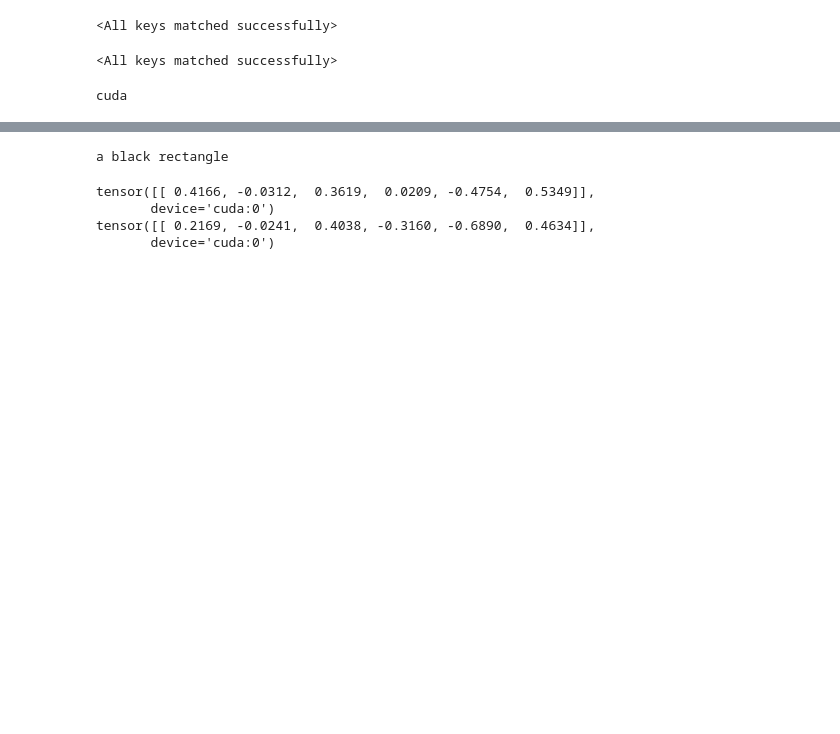
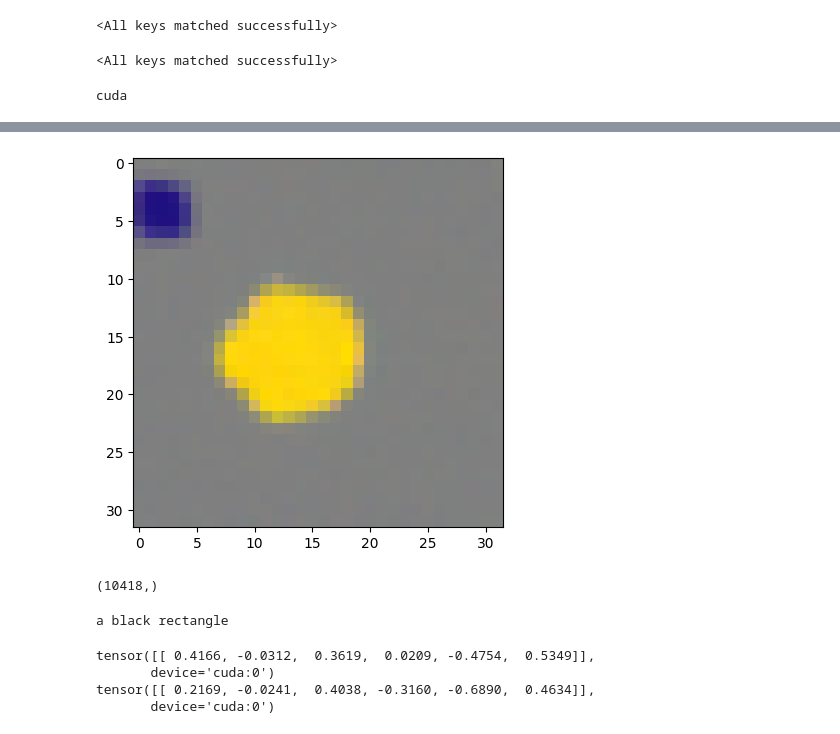
Before and after one commit to RodgersLuo/open-dalle-2, a Jupyter notebook: experiments.ipynb, the cells around one changed output, grey strips where cells are left out. Drawn from its saved outputs; the diff is of its cells as text; code cells hidden in the pictures; blank space fills up the shorter version.

```diff
--- a/experiments.ipynb
+++ b/experiments.ipynb
@@ -189,3 +193,14 @@ NameError: name 'dataloader' is not defined
+# %%
+
+image = dalle2((3, IMG_SIZE, IMG_SIZE), "a small black square and a large gold pentagon", cf_guidance_scale=2)
+show_tensor_image(image.detach().cpu())
+# %% [output]
+[figure, added]
+# %%
+import pandas as pd
+pd.unique(train_data.captions).shape
+# %% [output]
+(10418,)
 # %%
 idx = 3
 image = img[None, idx]
```
Also changed, not shown: parts of 79 cells of this notebook, 4 other files.
